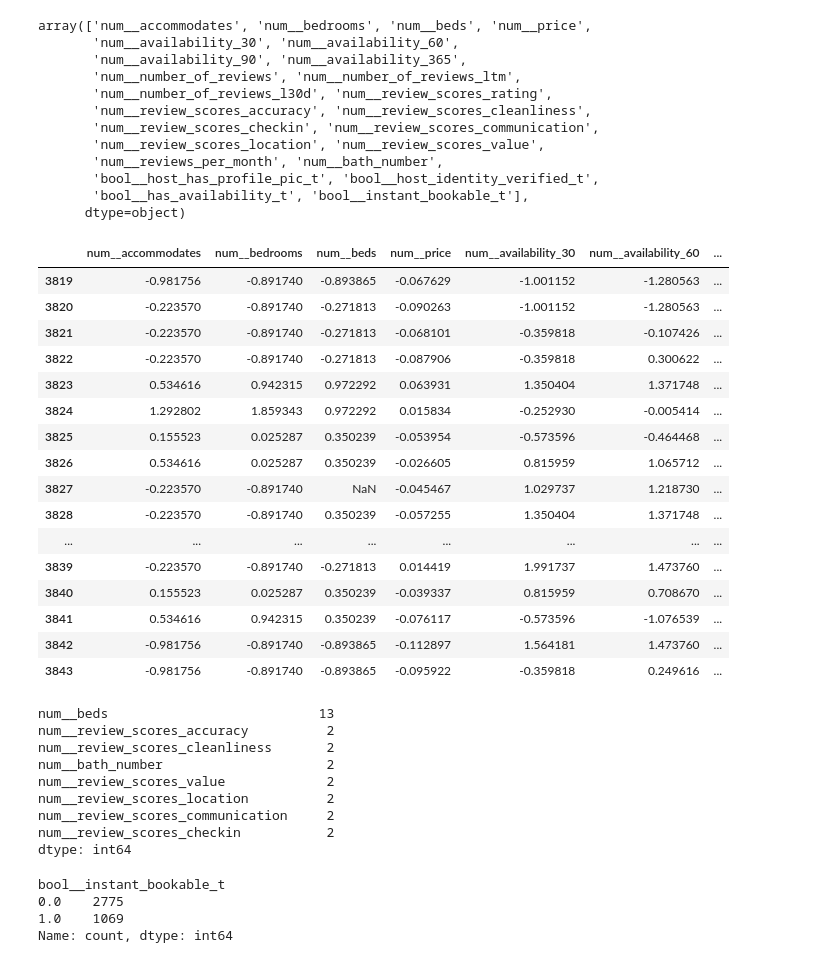
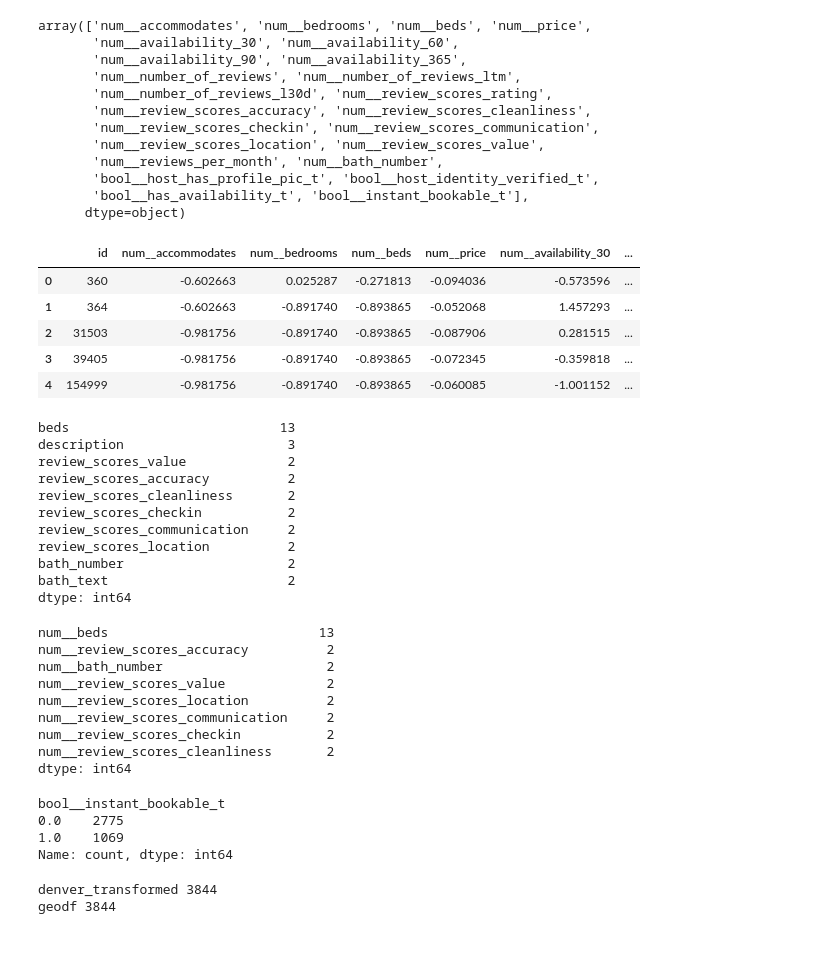
Before and after one commit to mmccanse/L3, a Jupyter notebook: data_prep_mm.ipynb, the cells around one changed output. Drawn from its saved outputs; the diff is of its cells as text; code cells hidden in the pictures.

Commit message:
correct dataframe merge so no new nulls created

```diff
--- a/data_prep_mm.ipynb
+++ b/data_prep_mm.ipynb
@@ -220,10 +215,14 @@ geodf.head()
 # %%
 # Create geometry column for attraction 1
 
+# long1 and lat1 are variables defined above
 point_geometry = Point(long1, lat1)
-points_geo_series = gpd.GeoSeries([point_geometry] * len(geodf), crs = "EPSG:4326")
-geodf = gpd.GeoDataFrame(geodf, geometry=points_geo_series)
-geodf = geodf.rename(columns={'geometry': 'attract1_geometry'})
+
+geodf['attract1_geometry'] = [point_geometry] * len(geodf)
+
+# set CRS format for new column
+geodf = gpd.GeoDataFrame(geodf, geometry='attract1_geometry', crs="EPSG:4326")
+
 
 geodf.head()
 # %% [output]
@@ -409,0 +402,3 @@ Index(['id', 'description', 'host_id', 'host_since', 'host_has_profile_pic',
+# %%
+id = geodf[['id']].reset_index(drop=True)
+id.head()
@@ -454,27 +456,33 @@ array(['num__accommodates', 'num__bedrooms', 'num__beds', 'num__price',
 # %%
 # convert transformed array to DataFrame
 
-denver_transformed_df = pd.DataFrame(denver_transformed, columns=transformed_feature_names)
+initial_transformed_df = pd.DataFrame(denver_transformed, columns=transformed_feature_names)
 
-denver_transformed_df.tail(25)
+denver_transformed_df = pd.concat([id, initial_transformed_df], axis=1)
+denver_transformed_df.head()
 # %% [output]
-|  | num__accommodates | num__bedrooms | num__beds | num__price | num__availability_30 | num__availability_60 | ... |
-| 3819 | -0.981756 | -0.891740 | -0.893865 | -0.067629 | -1.001152 | -1.280563 | ... |
-| 3820 | -0.223570 | -0.891740 | -0.271813 | -0.090263 | -1.001152 | -1.280563 | ... |
-| 3821 | -0.223570 | -0.891740 | -0.271813 | -0.068101 | -0.359818 | -0.107426 | ... |
-| 3822 | -0.223570 | -0.891740 | -0.271813 | -0.087906 | -0.359818 | 0.300622 | ... |
-| 3823 | 0.534616 | 0.942315 | 0.972292 | 0.063931 | 1.350404 | 1.371748 | ... |
-| 3824 | 1.292802 | 1.859343 | 0.972292 | 0.015834 | -0.252930 | -0.005414 | ... |
-| 3825 | 0.155523 | 0.025287 | 0.350239 | -0.053954 | -0.573596 | -0.464468 | ... |
-| 3826 | 0.534616 | 0.025287 | 0.350239 | -0.026605 | 0.815959 | 1.065712 | ... |
-| 3827 | -0.223570 | -0.891740 | NaN | -0.045467 | 1.029737 | 1.218730 | ... |
-| 3828 | -0.223570 | -0.891740 | 0.350239 | -0.057255 | 1.350404 | 1.371748 | ... |
-| ... | ... | ... | ... | ... | ... | ... | ... |
-| 3839 | -0.223570 | -0.891740 | -0.271813 | 0.014419 | 1.991737 | 1.473760 | ... |
-| 3840 | 0.155523 | 0.025287 | 0.350239 | -0.039337 | 0.815959 | 0.708670 | ... |
-| 3841 | 0.534616 | 0.942315 | 0.350239 | -0.076117 | -0.573596 | -1.076539 | ... |
-| 3842 | -0.981756 | -0.891740 | -0.893865 | -0.112897 | 1.564181 | 1.473760 | ... |
-| 3843 | -0.981756 | -0.891740 | -0.893865 | -0.095922 | -0.359818 | 0.249616 | ... |
+|  | id | num__accommodates | num__bedrooms | num__beds | num__price | num__availability_30 | ... |
+| 0 | 360 | -0.602663 | 0.025287 | -0.271813 | -0.094036 | -0.573596 | ... |
+| 1 | 364 | -0.602663 | -0.891740 | -0.893865 | -0.052068 | 1.457293 | ... |
+| 2 | 31503 | -0.981756 | -0.891740 | -0.893865 | -0.087906 | 0.281515 | ... |
+| 3 | 39405 | -0.981756 | -0.891740 | -0.893865 | -0.072345 | -0.359818 | ... |
+| 4 | 154999 | -0.981756 | -0.891740 | -0.893865 | -0.060085 | -1.001152 | ... |
+# %%
+null_counts_2 = geodf.isnull().sum().sort_values(ascending=False)
+null_counts_2_over0 = null_counts_2[null_counts_2 > 0]
+print(null_counts_2_over0)
+# %% [output]
+beds                           13
+description                     3
+review_scores_value             2
+review_scores_accuracy          2
+review_scores_cleanliness       2
+review_scores_checkin           2
+review_scores_communication     2
+review_scores_location          2
+bath_number                     2
+bath_text                       2
+dtype: int64
 # %%
 null_counts_3 = denver_transformed_df.isnull().sum().sort_values(ascending=False)
 null_counts_3_over0 = null_counts_3[null_counts_3 > 0]
@@ -482,12 +490,12 @@ print(null_counts_3_over0)
 # %% [output]
 num__beds                           13
 num__review_scores_accuracy          2
-num__review_scores_cleanliness       2
 num__bath_number                     2
 num__review_scores_value             2
 num__review_scores_location          2
 num__review_scores_communication     2
 num__review_scores_checkin           2
+num__review_scores_cleanliness       2
 dtype: int64
 # %%
 denver_transformed_df.value_counts('bool__instant_bookable_t')
@@ -496,6 +504,16 @@ bool__instant_bookable_t
 0.0    2775
 1.0    1069
 Name: count, dtype: int64
+# %%
+# check row count agrees for transformed dataframe and the source dataframe the will be concatenated with it.
+
+row = len(denver_transformed_df)
+row2 = len(geodf)
+print(f"denver_transformed {row}")
+print(f"geodf {row}")
+# %% [output]
+denver_transformed 3844
+geodf 3844
 # %%
 # Reset index in original and transformed dataframes
 #geodf = geodf.reset_index(drop=True)
```
Also changed, not shown: parts of 9 cells of this notebook.
